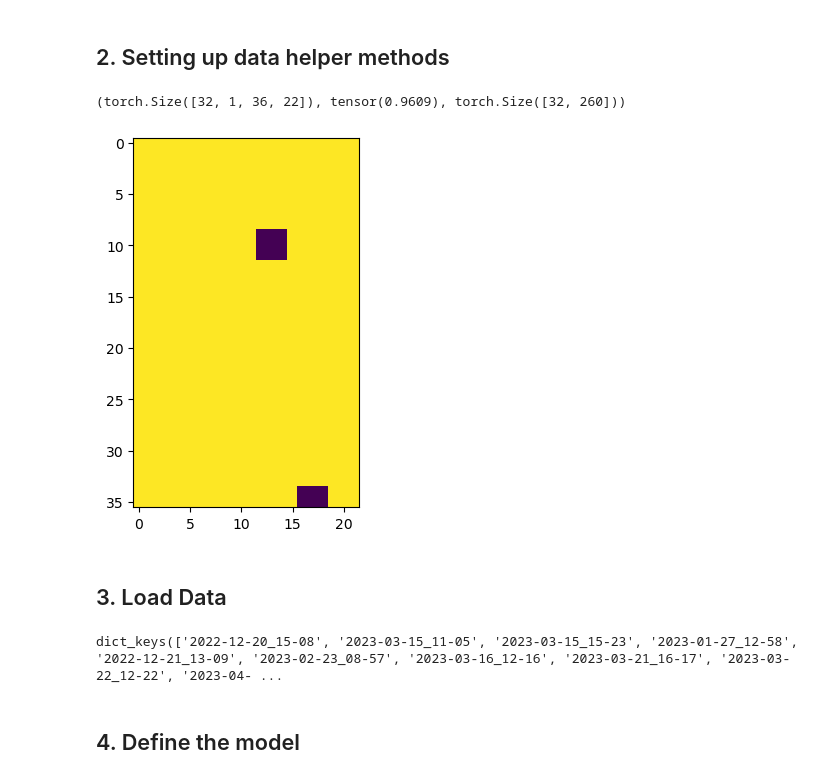
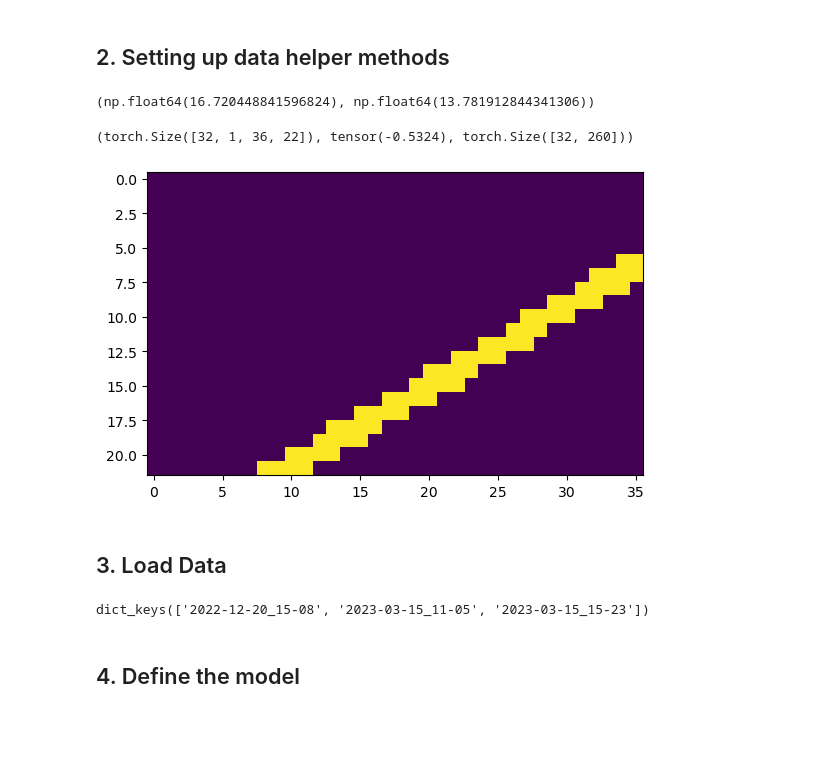
Before and after one commit to ahmedtarek-/neuropixel-predictor, a Jupyter notebook: notebooks/simplified_notebook.ipynb, the cells around one changed output. Saved outputs shown, nothing was run; the diff lists cells and outputs as text; code cells hidden in the pictures; blank space fills up the shorter version.

```diff
--- a/notebooks/simplified_notebook.ipynb
+++ b/notebooks/simplified_notebook.ipynb
@@ -37,3 +91,11 @@ IMAGE_HEIGHT = HEIGHT = 22
+# %%
+#### Responses Exploration Cell ####
+sd_resp = np.load("/Users/tarek/Documents/UNI/Lab Rotations/Kremkow/Data/Training-SN-Dark-36-22/training_responses_2023-03-15_11-05.npy")
+sd_mb_resp = np.load("/Users/tarek/Documents/UNI/Lab Rotations/Kremkow/Data/Training/SND-MB-36-22/training_responses_2023-03-15_11-05.npy")
+
+sd_resp[sd_resp != 0].mean(), sd_mb_resp[sd_mb_resp != 0].mean()
+# %% [output]
+(np.float64(16.720448841596824), np.float64(13.781912844341306))
 # %%
 from torch.utils.data import Dataset
 from torch.utils.data import DataLoader
@@ -54,7 +116,7 @@ class SimpleDataset(Dataset):
 from torch.utils.data import DataLoader
 
 # Change this
-TRAINING_DATA_DIR = '/Users/tarek/Documents/UNI/Lab Rotations/Kremkow/Data/Training-SN-Dark-36-22' # Training-SparseNoise-Dark Training-SN-Dark-36-22
+TRAINING_DATA_DIR = '/Users/tarek/Documents/UNI/Lab Rotations/Kremkow/Data/Training/SND-MB-36-22' # Training-SparseNoise-Dark Training-SN-Dark-36-22
 BATCH_SIZE = 32
 
 reconstruction_metadata = {}
@@ -105,36 +167,36 @@ def load_dataset(date, batch_size=BATCH_SIZE, flip_axis=False):
 
 # 1. Load data with date
 train_dataloader_1, test_dataloader_1, resp_mean_1 = load_dataset("2023-03-15_11-05", flip_axis=True)
 train_dataloader_2, test_dataloader_2, resp_mean_2 = load_dataset("2023-03-15_15-23", flip_axis=True)
 train_dataloader_3, test_dataloader_3, resp_mean_3 = load_dataset("2022-12-20_15-08", flip_axis=True)
 
 train_dataloaders = {
     "2023-03-15_11-05": train_dataloader_1,
     "2023-03-15_15-23": train_dataloader_2,
     "2022-12-20_15-08": train_dataloader_3,
 }
 
 test_dataloaders = {
     "2023-03-15_11-05": test_dataloader_1,
     "2023-03-15_15-23": test_dataloader_2,
     "2022-12-20_15-08": test_dataloader_3,
 }
 
 test_reconstruct = np.load(
         os.path.join(TRAINING_DATA_DIR, "test_reconstruct_{}.npy".format("2023-03-15_11-05")),
         allow_pickle=True).item()
 
 reconstruction_metadata = test_reconstruct['meta']
 # reconstruction_metadata
 # # 2. Load sample batch
 images_batch, responses_batch, resp_mean = next(iter(train_dataloaders["2023-03-15_11-05"]))
 
 # 5. Validate shape and types (note that width should be before height ex. 36, 22 and not other way around)
-plt.imshow(images_batch[0].reshape(WIDTH, HEIGHT))
+plt.imshow(images_batch[0].reshape(WIDTH, HEIGHT).T)
 images_batch.shape, images_batch.mean(), responses_batch.shape
 # %% [output]
-(torch.Size([32, 1, 36, 22]), tensor(0.9609), torch.Size([32, 260]))
+(torch.Size([32, 1, 36, 22]), tensor(-0.5324), torch.Size([32, 260]))
-[figure, old version]
+[figure, new version]
 # %% [markdown]
 ## 3. Load Data
 # %%
@@ -143,22 +205,22 @@ images_batch.shape, images_batch.mean(), responses_batch.shape
 from torch.utils.data import Dataset
 from torch.utils.data import DataLoader
 
-TRAINING_DATA_DIR = '/Users/tarek/Documents/UNI/Lab Rotations/Kremkow/Data/Training-SN-Dark-36-22-temp' # Training-SparseNoise-Dark Training-SN-Dark-36-22
+TRAINING_DATA_DIR = '/Users/tarek/Documents/UNI/Lab Rotations/Kremkow/Data/Training/SND-MB-36-22' # Training-SparseNoise-Dark Training-SN-Dark-36-22
 
 sessions_units = {
     "2022-12-20_15-08": 271,
     "2023-03-15_11-05": 260,
     "2023-03-15_15-23": 196,
-    "2023-01-27_12-58": 104,
-    "2022-12-21_13-09": 221,
-    "2023-02-23_08-57": 204,
-    "2023-03-16_12-16": 374,
-    "2023-03-21_16-17": 109,
-    "2023-03-22_12-22": 125,
-    "2023-04-13_12-35": 247,
-    "2023-04-14_11-48": 369,
-    "2023-04-17_12-26": 275,
-    "2023-04-18_12-10": 475,
+    # "2023-01-27_12-58": 104,
+    # "2022-12-21_13-09": 221,
+    # "2023-02-23_08-57": 204,
+    # "2023-03-16_12-16": 374,
+    # "2023-03-21_16-17": 109,
+    # "2023-03-22_12-22": 125,
+    # "2023-04-13_12-35": 247,
+    # "2023-04-14_11-48": 369,
+    # "2023-04-17_12-26": 275,
+    # "2023-04-18_12-10": 475,
 }
 
 sessions_datasets = { session_key: load_dataset(session_key, flip_axis=True) for session_key in sessions_units.keys() }
@@ -170,7 +232,7 @@ resp_means = { session_key: sessions_datasets[session_key][2] for session_key in
 
 train_dataloaders.keys()
 # %% [output]
-dict_keys(['2022-12-20_15-08', '2023-03-15_11-05', '2023-03-15_15-23', '2023-01-27_12-58', '2022-12-21_13-09', '2023-02-23_08-57', '2023-03-16_12-16', '2023-03-21_16-17', '2023-03-22_12-22', '2023-04- ...
+dict_keys(['2022-12-20_15-08', '2023-03-15_11-05', '2023-03-15_15-23'])
 # %% [markdown]
 ## 4. Define the model
 # %%
```
Also changed, not shown: parts of 7 cells of this notebook.
